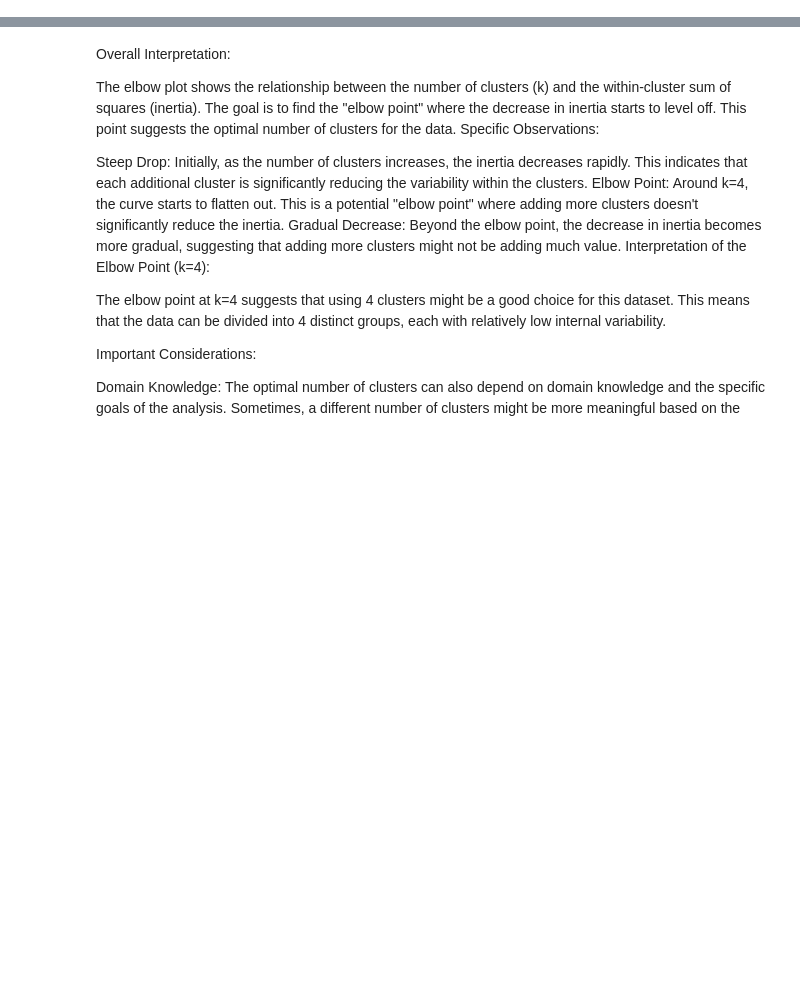
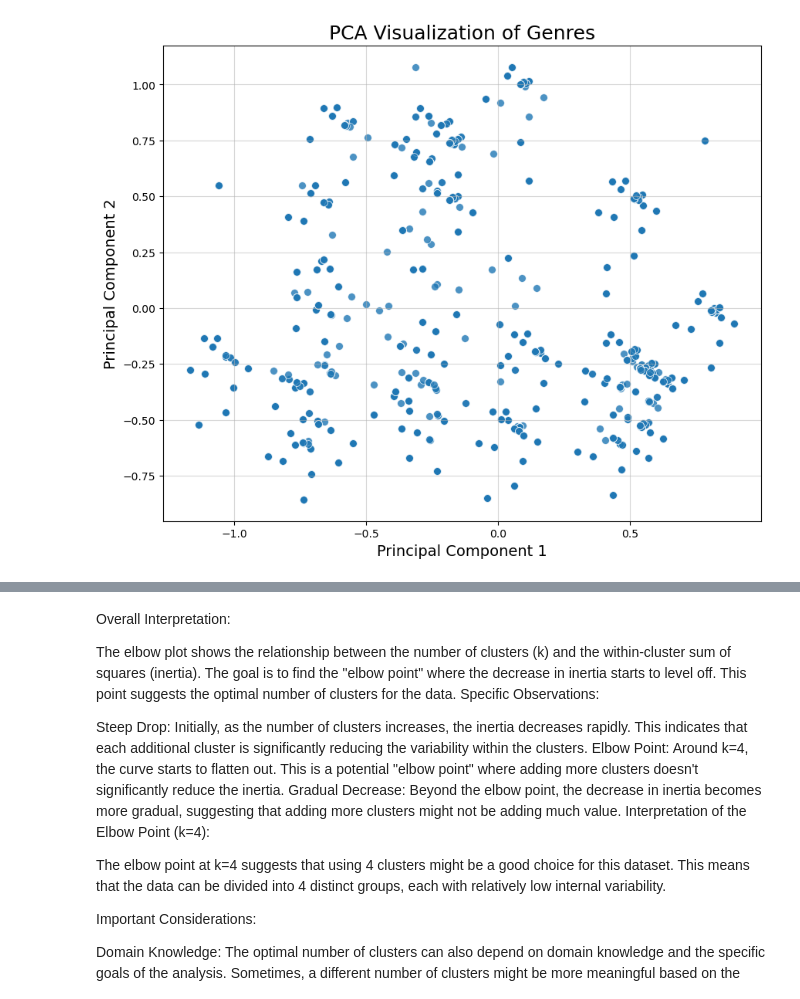
Before and after one commit to t-anderson21/stat486_finalproject, a Jupyter notebook: Clustering_andXGBclassifier.ipynb, the cells around one changed output, grey strips where cells are left out. Drawn from its saved outputs; the diff is of its cells as text; code cells hidden in the pictures; blank space fills up the shorter version.

```diff
--- a/Clustering_andXGBclassifier.ipynb
+++ b/Clustering_andXGBclassifier.ipynb
@@ -93,0 +112,25 @@ print(kmeans.cluster_centers_.shape)
+# %%
+from sklearn.decomposition import PCA
+import matplotlib.pyplot as plt
+import seaborn as sns
+
+# Select only genre columns
+genre_data = movies_one_hot[genre_columns]
+
+# Perform PCA
+pca = PCA(n_components=2)
+pca_result = pca.fit_transform(genre_data)
+
+# Create a DataFrame for PCA results
+pca_df = pd.DataFrame(pca_result, columns=['PC1', 'PC2'])
+
+# Plot PCA results
+plt.figure(figsize=(10, 8))
+sns.scatterplot(x='PC1', y='PC2', data=pca_df, s=50, alpha=0.8)
+plt.title('PCA Visualization of Genres', fontsize=18)
+plt.xlabel('Principal Component 1', fontsize=14)
+plt.ylabel('Principal Component 2', fontsize=14)
+plt.grid(alpha=0.5)
+plt.show()
+# %% [output]
+[figure, added]
```
Also changed, not shown: parts of 32 cells of this notebook, 4 other files.
